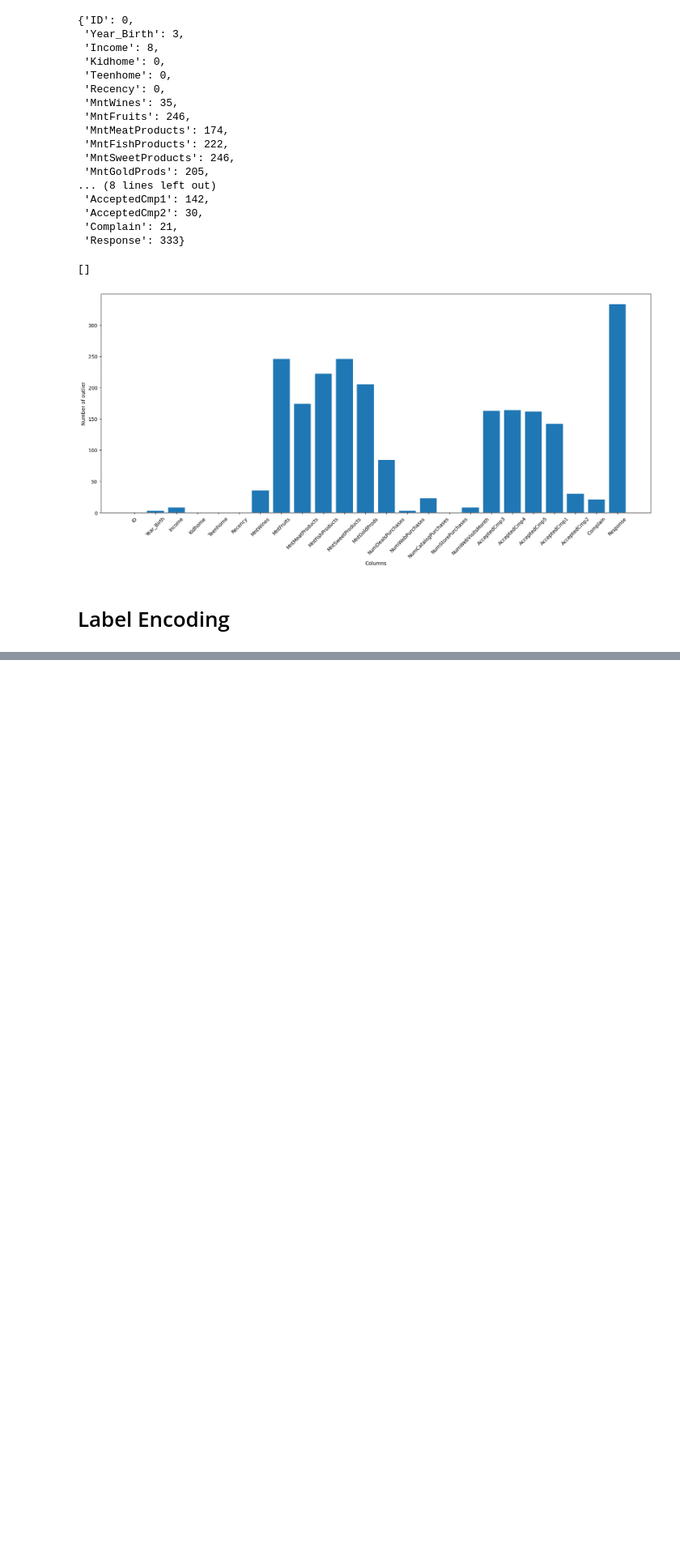
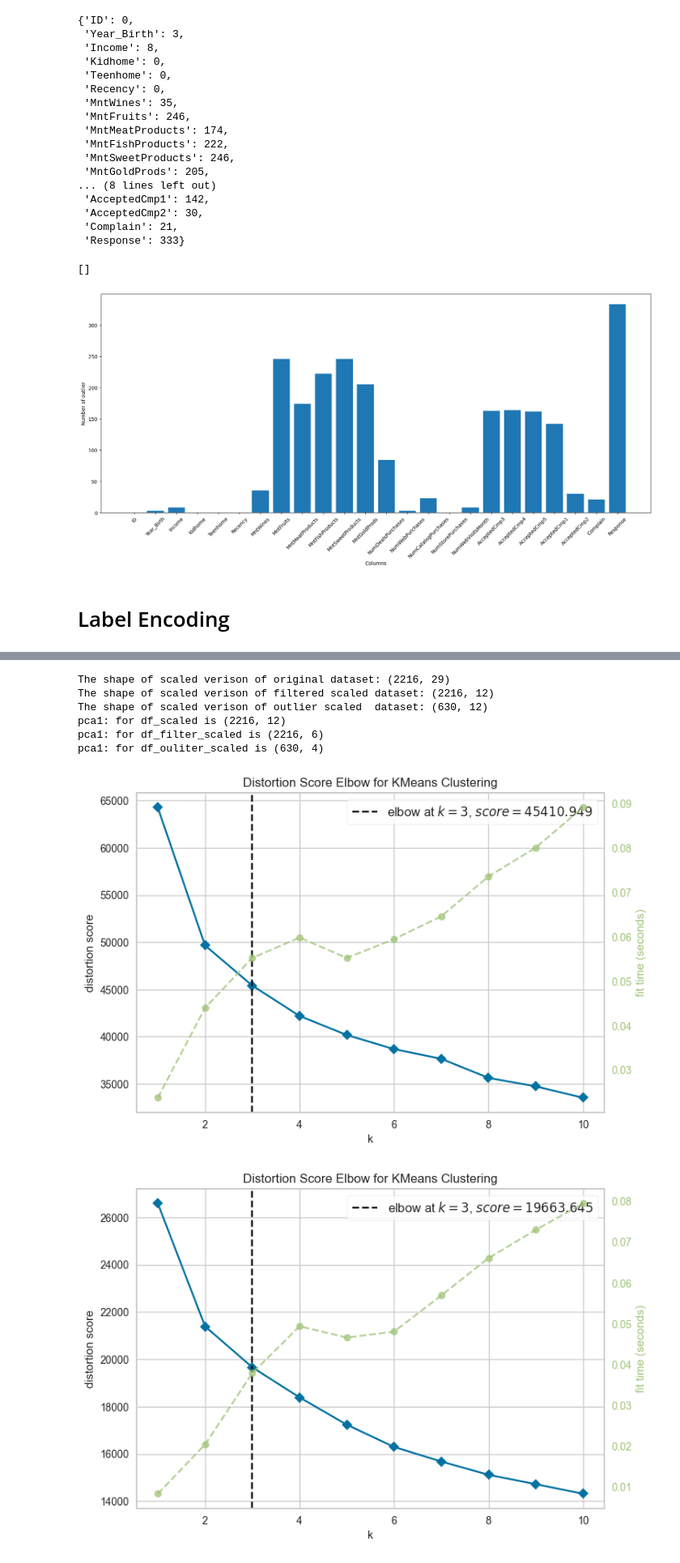
Before and after one commit to GVanave/customer-segmentation-and-predictive-analysis, a Jupyter notebook: model.ipynb, the cells around one changed output, grey strips where cells are left out. Shown at 81% size. Drawn from its saved outputs; the diff is of its cells as text; code cells hidden in the pictures; blank space fills up the shorter version.

```diff
--- a/model.ipynb
+++ b/model.ipynb
@@ -285,0 +474,8 @@ df_filtered_scaled = scaler.fit_transform(df_filtered)
+# %%
+pca_df1 = pd.DataFrame(df_scaled_pca,columns=[f"PC{i+1}" for i in range(df_scaled_pca.shape[1])])
+pca_df2 = pd.DataFrame(df_filtered_pca,columns=[f"PC{i+1}" for i in range(df_filtered_pca.shape[1])])
+pca_df3 = pd.DataFrame(df_outlier_pca,columns=[f"PC{i+1}" for i in range(df_outlier_pca.shape[1])])
+
+df_filtered_scaled = pd.DataFrame(df_filtered_scaled, columns=df_filter.columns)
+df_outlier_scaled = pd.DataFrame(df_outlier_scaled, columns=df_outlier.columns)
+df_scaled = pd.DataFrame(df_scaled, columns=df_original.columns)
@@ -285,0 +490,37 @@ df_filtered_scaled = scaler.fit_transform(df_filtered)
+# %%
+# get shape of different dataframes
+print(f'The shape of scaled verison of original dataset: {df_scaled.shape}')
+print(f'The shape of scaled verison of filtered scaled dataset: {df_filtered_scaled.shape}')
+print(f'The shape of scaled verison of outlier scaled  dataset: {df_outlier_scaled.shape}')
+
+print(f'pca1: for df_scaled is {pca_df1.shape}')
+print(f'pca1: for df_filter_scaled is {pca_df2.shape}')
+print(f'pca1: for df_ouliter_scaled is {pca_df3.shape}')
+# %% [output]
+The shape of scaled verison of original dataset: (2216, 29)
+The shape of scaled verison of filtered scaled dataset: (2216, 12)
+The shape of scaled verison of outlier scaled  dataset: (630, 12)
+pca1: for df_scaled is (2216, 12)
+pca1: for df_filter_scaled is (2216, 6)
+pca1: for df_ouliter_scaled is (630, 4)
+# %%
+# Create a dictionary with your dataframes
+dataframes = {
+    'df_scaled': df_scaled,
+    'df_filtered_scaled': df_filtered_scaled,
+    'df_outlier_scaled': df_outlier_scaled,
+    'pca1_df': pca_df1,
+    'pca2_df': pca_df2,
+    'pca3_df': pca_df3
+}
+
+for name, df in dataframes.items():
+    model = KMeans( max_iter=300, n_init=10, random_state=0)
+    visualizer = KElbowVisualizer(model, k=(1,11))
+
+    visualizer.fit(df)
+
+    visualizer.show()
+# %% [output]
+[figure, added]
+[figure, added]
```
Also changed, not shown: parts of 72 cells of this notebook.
